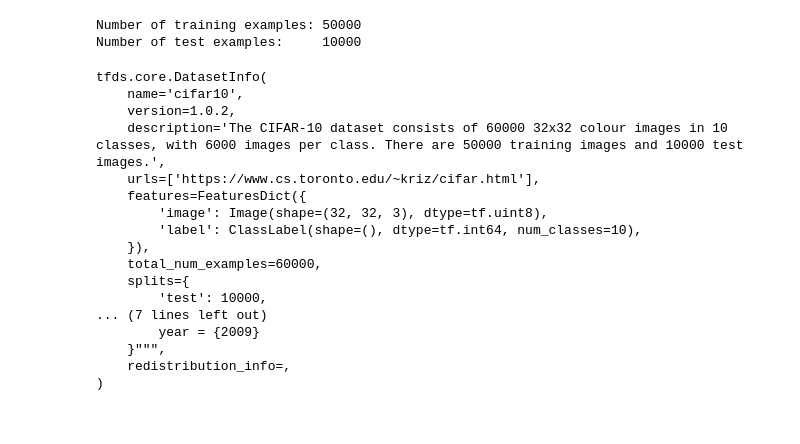
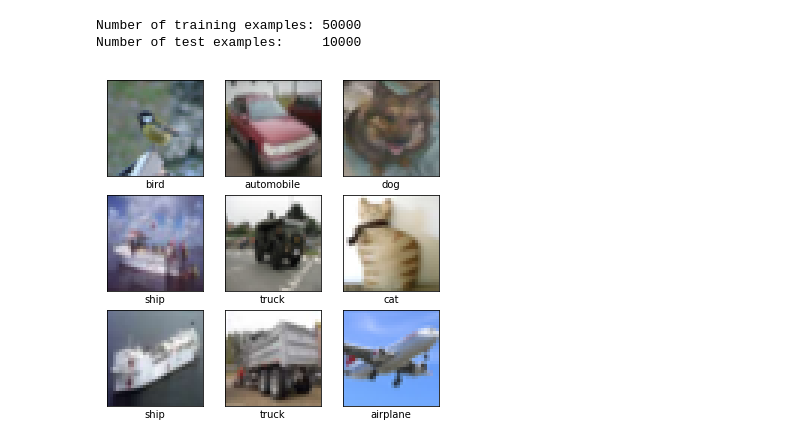
Before and after one commit to erickgrm/deep-learning, a Jupyter notebook: denseCifar10.ipynb, the cells around one changed output. Saved outputs shown, nothing was run; the diff lists cells and outputs as text; code cells hidden in the pictures.

Commit message:
CNN on cifar10

```diff
--- a/denseCifar10.ipynb
+++ b/denseCifar10.ipynb
@@ -32,22 +31,20 @@ test_dataset = test_dataset.map(minmaxScaling)
-# %%
-metadata
-# %% [output]
-tfds.core.DatasetInfo(
-    name='cifar10',
-    version=1.0.2,
-    description='The CIFAR-10 dataset consists of 60000 32x32 colour images in 10 classes, with 6000 images per class. There are 50000 training images and 10000 test images.',
-    urls=['https://www.cs.toronto.edu/~kriz/cifar.html'],
-    features=FeaturesDict({
-        'image': Image(shape=(32, 32, 3), dtype=tf.uint8),
-        'label': ClassLabel(shape=(), dtype=tf.int64, num_classes=10),
-    }),
-    total_num_examples=60000,
-    splits={
-        'test': 10000,
-... (7 lines left out)
-        year = {2009}
-    }""",
-    redistribution_info=,
-)
+# %%
+# Human readable labels for the classes
+class_names = ['airplane', 'automobile', 'bird', 'cat', 'deer', 'dog', 'frog',
+               'horse', 'ship', 'truck']
+# Print example and its predicted class
+plt.figure(figsize=(6,6))
+i = 0
+for (image, label) in test_dataset.take(9):
+    image = image.numpy().reshape((32,32,3))
+    plt.subplot(3,3,i+1)
+    plt.imshow(image)#, cmap= plt.cm.binary)
+    plt.xlabel(class_names[label])
+    plt.xticks([])
+    plt.yticks([])
+    i += 1
+plt.show()
+# %% [output]
+[figure, added]
 # %%
 # Model setup
```
Also changed, not shown: parts of 8 cells of this notebook, 3 other files.
